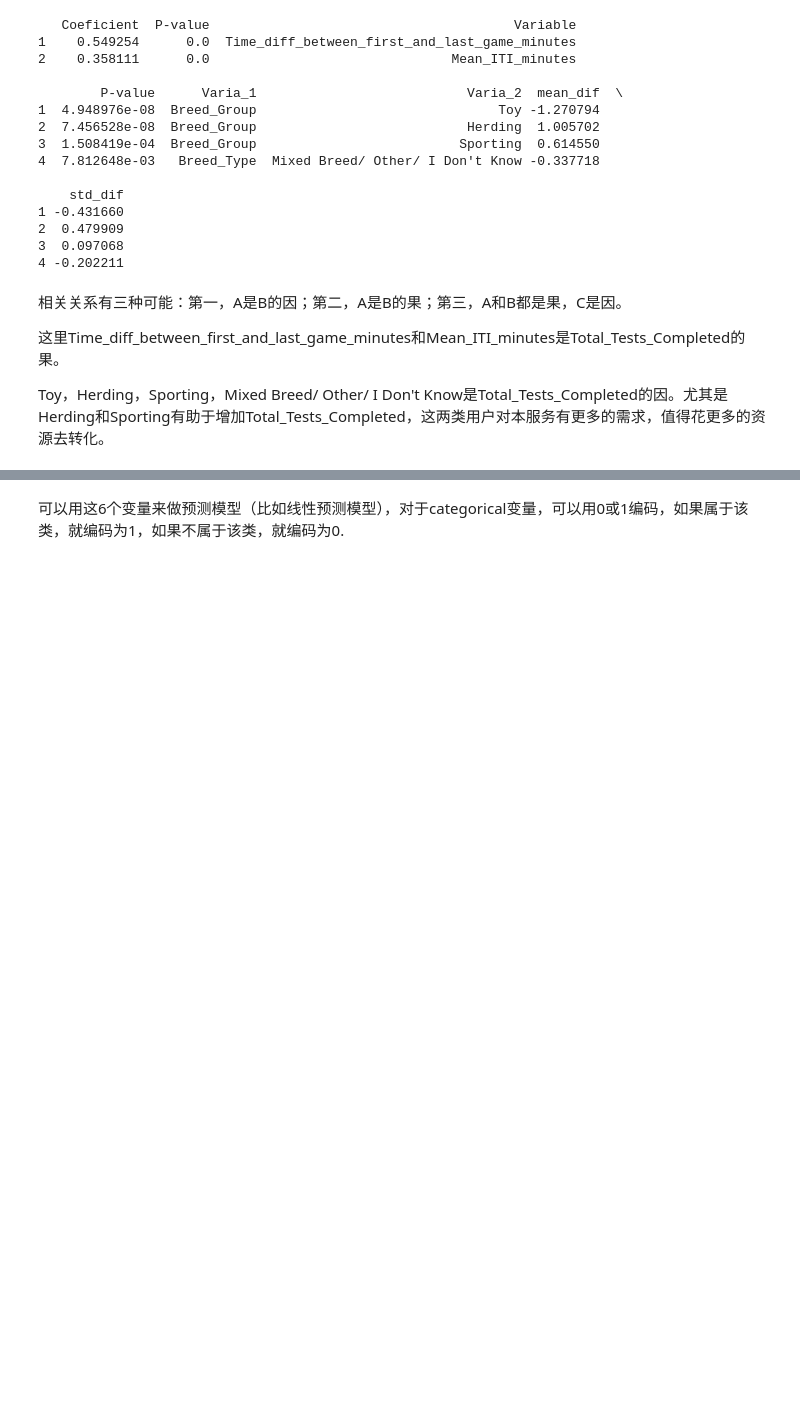
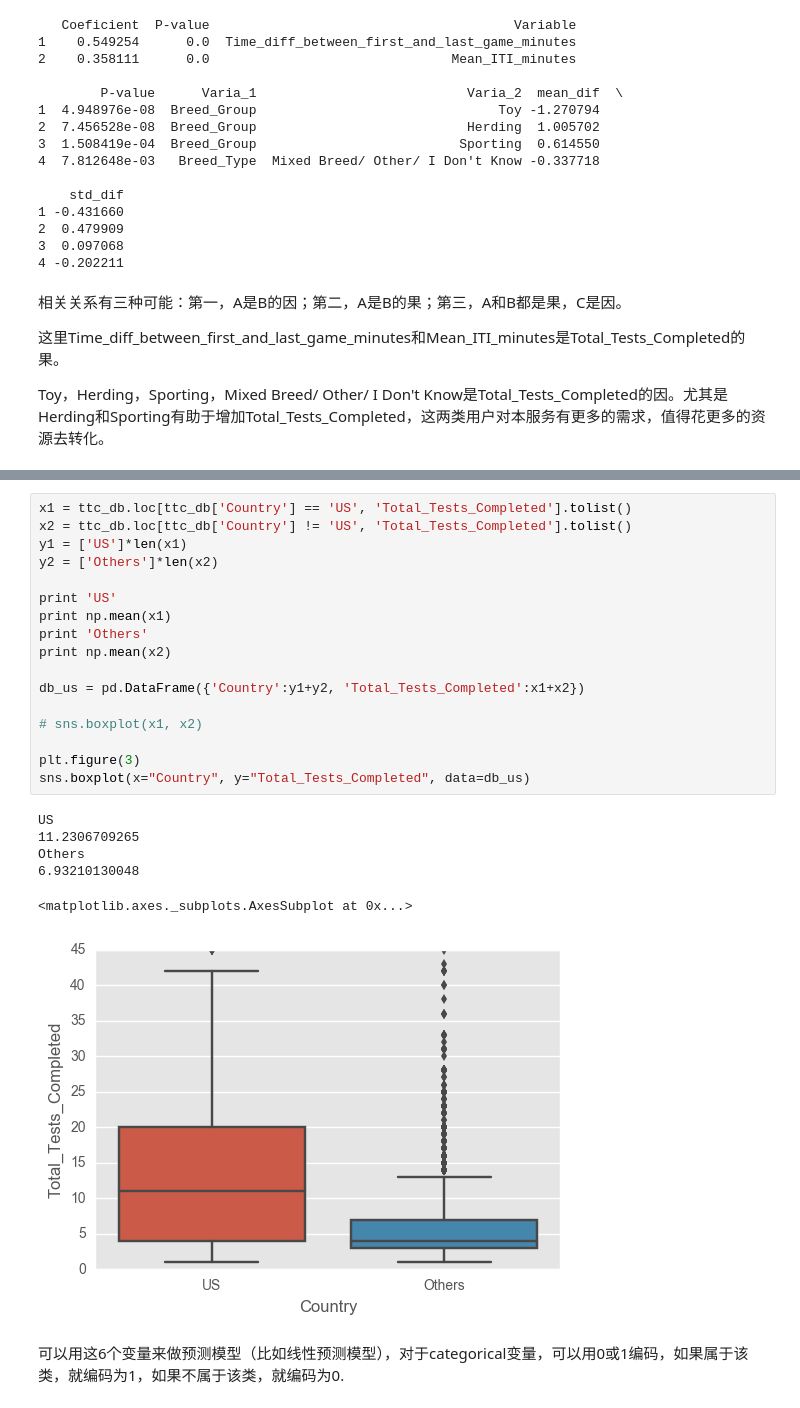
Before and after one commit to arfu2016/dog_id, a Jupyter notebook: 1p4ETL_SQL.ipynb, the cells around one changed output, grey strips where cells are left out. Cells and saved outputs as stored; diff of their text form; blank space fills up the shorter version.

```diff
--- a/1p4ETL_SQL.ipynb
+++ b/1p4ETL_SQL.ipynb
@@ -1240,3 +1354,27 @@ Toy，Herding，Sporting，Mixed Breed/ Other/ I Don't Know是Total_Tests_Comple
+# %%
+x1 = ttc_db.loc[ttc_db['Country'] == 'US', 'Total_Tests_Completed'].tolist()
+x2 = ttc_db.loc[ttc_db['Country'] != 'US', 'Total_Tests_Completed'].tolist()
+y1 = ['US']*len(x1)
+y2 = ['Others']*len(x2)
+
+print 'US'
+print np.mean(x1)
+print 'Others'
+print np.mean(x2)
+
+db_us = pd.DataFrame({'Country':y1+y2, 'Total_Tests_Completed':x1+x2})
+
+# sns.boxplot(x1, x2)
+
+plt.figure(3)
+sns.boxplot(x="Country", y="Total_Tests_Completed", data=db_us)
+# %% [output]
+US
+11.2306709265
+Others
+6.93210130048
+<matplotlib.axes._subplots.AxesSubplot at 0x...>
+[figure, added]
 # %% [markdown]
 可以用这6个变量来做预测模型（比如线性预测模型），对于categorical变量，可以用0或1编码，如果属于该类，就编码为1，如果不属于该类，就编码为0.
 # %%
```
Also changed, not shown: parts of 9 cells of this notebook.
